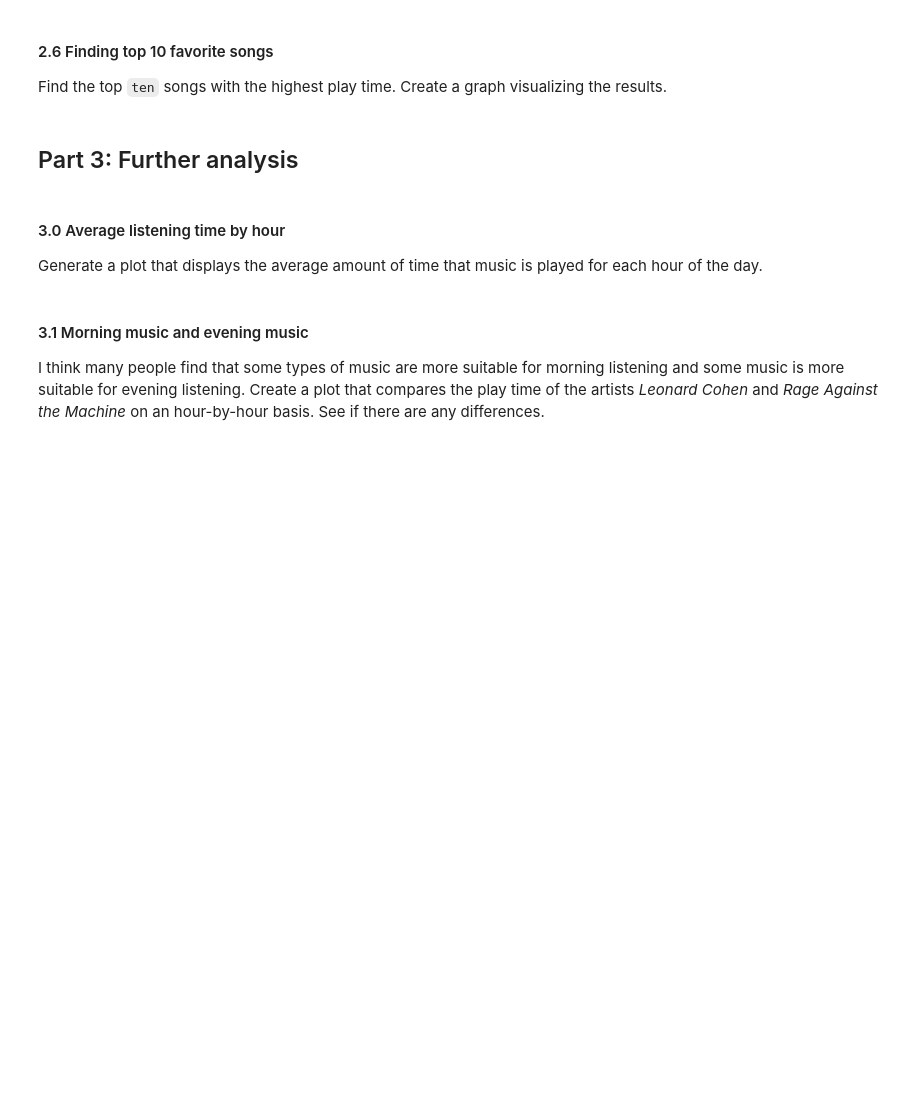
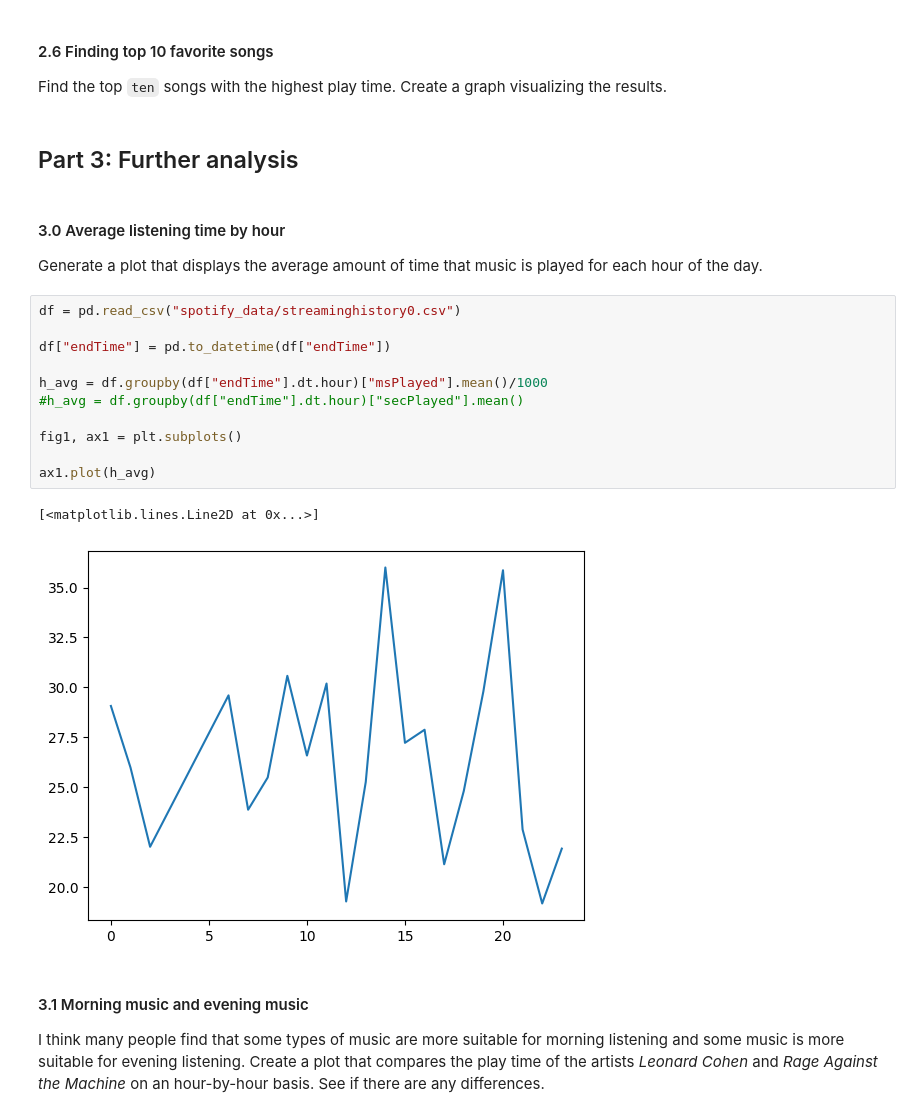
Before and after one commit to B-rage04/DAT200G4, a Jupyter notebook: CA1_assignment/assignment/CA1_spotify.ipynb, the cells around one changed output. Saved outputs shown, nothing was run; the diff lists cells and outputs as text; blank space fills up the shorter version.

```diff
--- a/CA1_assignment/assignment/CA1_spotify.ipynb
+++ b/CA1_assignment/assignment/CA1_spotify.ipynb
@@ -170,6 +170,20 @@ Find the top `ten` songs with the highest play time. Create a graph visualizing
 # %% [markdown]
 #### 3.0 Average listening time by hour
 Generate a plot that displays the average amount of time that music is played for each hour of the day.
+# %%
+df = pd.read_csv("spotify_data/streaminghistory0.csv")
+
+df["endTime"] = pd.to_datetime(df["endTime"])
+
+h_avg = df.groupby(df["endTime"].dt.hour)["msPlayed"].mean()/1000
+#h_avg = df.groupby(df["endTime"].dt.hour)["secPlayed"].mean()
+
+fig1, ax1 = plt.subplots()
+
+ax1.plot(h_avg)
+# %% [output]
+[<matplotlib.lines.Line2D at 0x...>]
+[figure, added]
 # %% [markdown]
 #### 3.1 Morning music and evening music
 I think many people find that some types of music are more suitable for morning listening and some music is more suitable for evening listening. Create a plot that compares the play time of the artists *Leonard Cohen* and *Rage Against the Machine* on an hour-by-hour basis. See if there are any differences.
```
Also changed, not shown: parts of 4 cells of this notebook.
